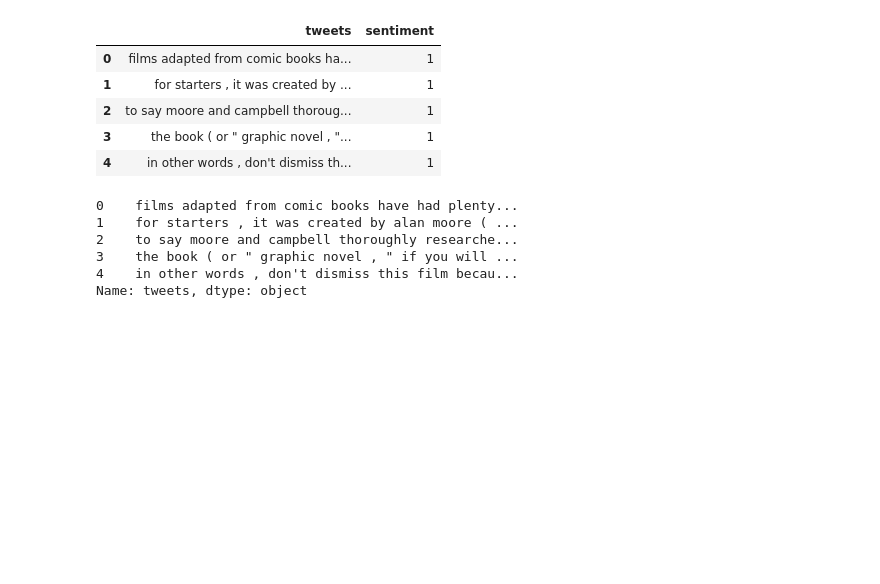
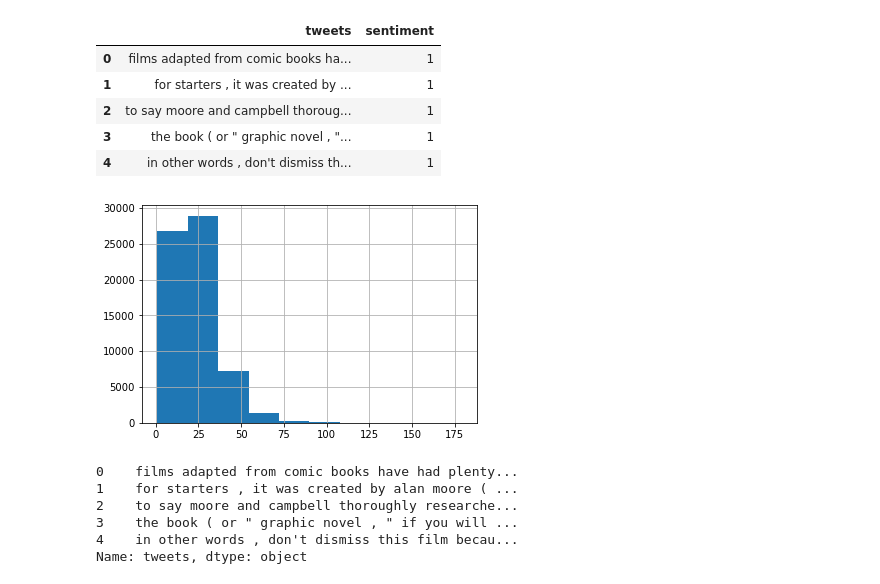
Before and after one commit to santra11/SentimentAnalysis, a Jupyter notebook: Moviedatatweet.ipynb, the cells around one changed output. Cells and saved outputs as stored; diff of their text form; code cells hidden in the pictures; blank space fills up the shorter version.

```diff
--- a/Moviedatatweet.ipynb
+++ b/Moviedatatweet.ipynb
@@ -97,6 +104,13 @@ df.head()
 | 4 | in other words , don't dismiss th... | 1 |
 # %%
 df_preprocess = df.copy()
+# %%
+# get length of all the messages in the data set
+seq_len = [len(i.split()) for i in df['tweets']]
+
+pd.Series(seq_len).hist();
+# %% [output]
+[figure, added]
 # %%
 tweets = df_preprocess.tweets
 tweets.head()
```
Also changed, not shown: parts of 43 cells of this notebook.
